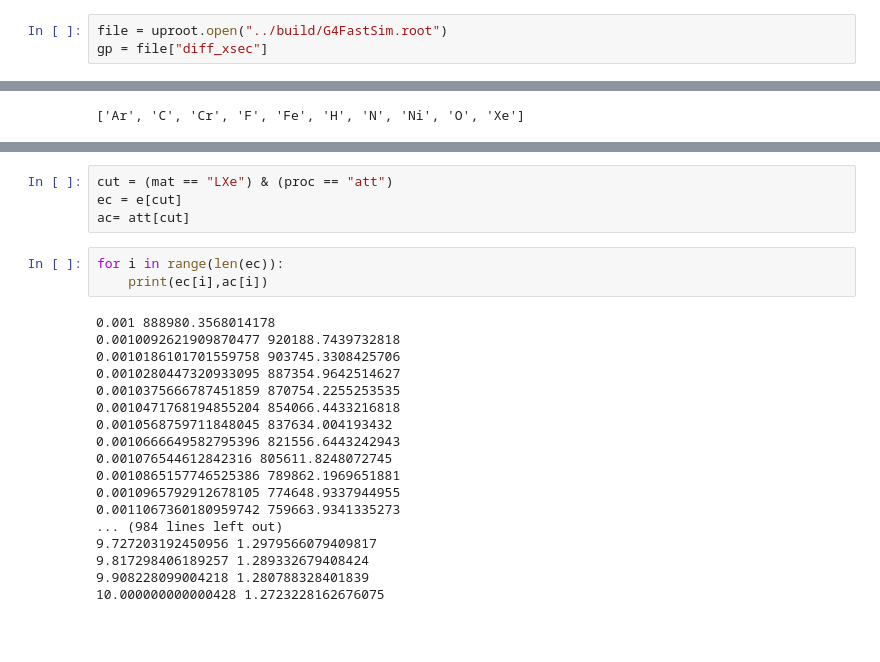
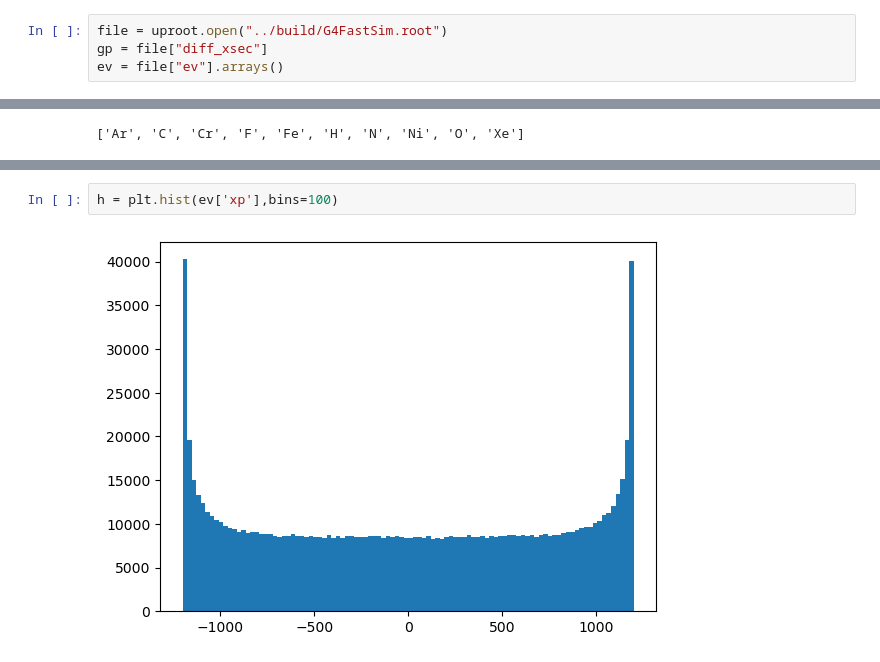
Before and after one commit to acolijn/G4FastSim, a Jupyter notebook: notebook/xsec_plot.ipynb, the cells around one changed output, grey strips where cells are left out. Cells and saved outputs as stored; diff of their text form; blank space fills up the shorter version.

```diff
--- a/notebook/xsec_plot.ipynb
+++ b/notebook/xsec_plot.ipynb
@@ -5,6 +6,7 @@ import uproot
 # %%
 file = uproot.open("../build/G4FastSim.root")
 gp = file["diff_xsec"]
+ev = file["ev"].arrays()
 # %%
 cost=gp["cost"].array()
 ff=gp["ff"].array()
@@ -56,25 +54,4 @@ plot_form("Xe")
-# %%
-cut = (mat == "LXe") & (proc == "att")
-ec = e[cut]
-ac= att[cut]
-# %%
-for i in range(len(ec)):
-    print(ec[i],ac[i])
-# %% [output]
-0.001 888980.3568014178
-0.0010092621909870477 920188.7439732818
-0.0010186101701559758 903745.3308425706
-0.0010280447320933095 887354.9642514627
-0.0010375666787451859 870754.2255253535
-0.0010471768194855204 854066.4433216818
-0.0010568759711848045 837634.004193432
-0.0010666649582795396 821556.6443242943
-0.001076544612842316 805611.8248072745
-0.0010865157746525386 789862.1969651881
-0.0010965792912678105 774648.9337944955
-0.0011067360180959742 759663.9341335273
-... (984 lines left out)
-9.727203192450956 1.2979566079409817
-9.817298406189257 1.289332679408424
-9.908228099004218 1.280788328401839
-10.000000000000428 1.2723228162676075
+# %%
+h = plt.hist(ev['xp'],bins=100)
+# %% [output]
+[figure, added]
```
Also changed, not shown: parts of 6 cells of this notebook, 8 other files.
